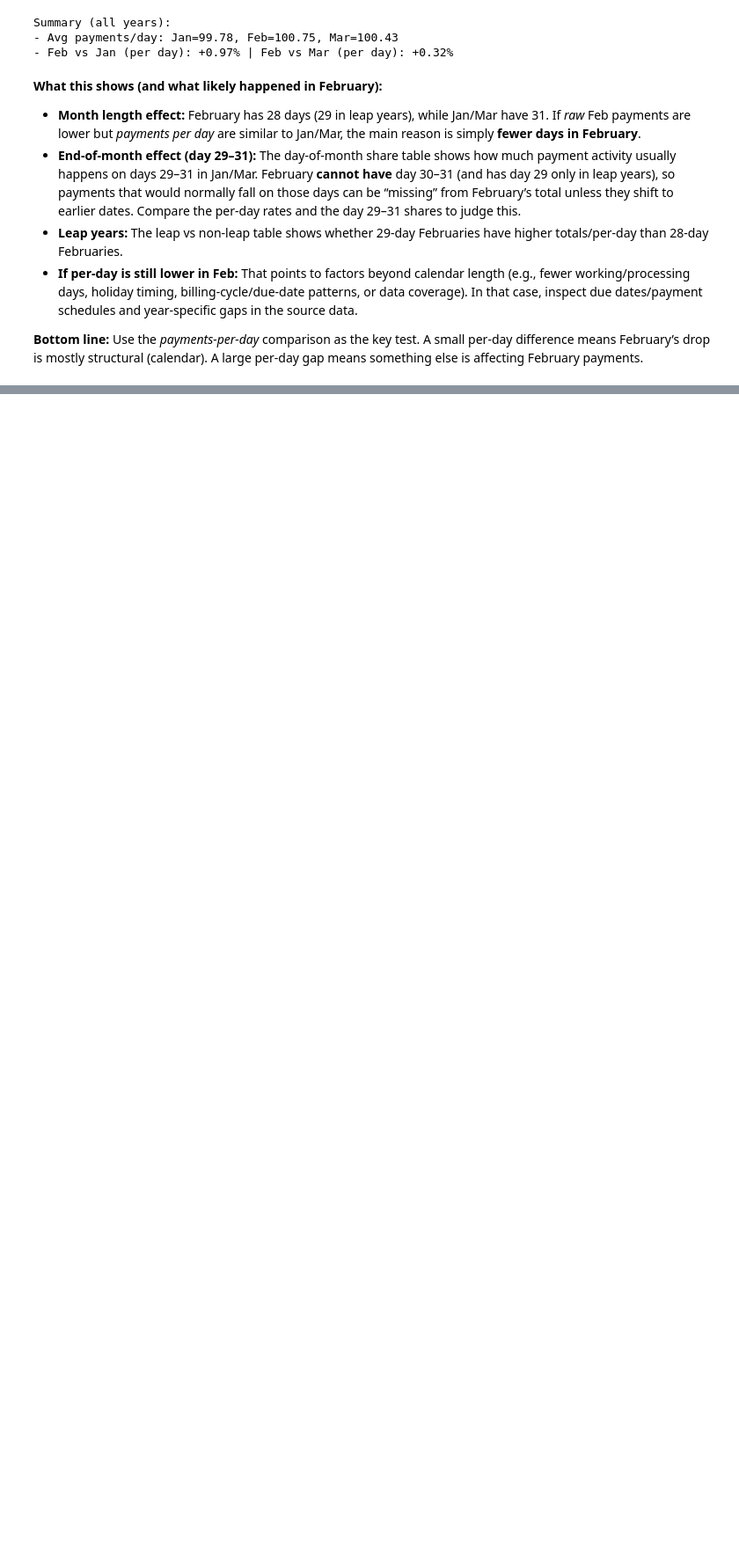
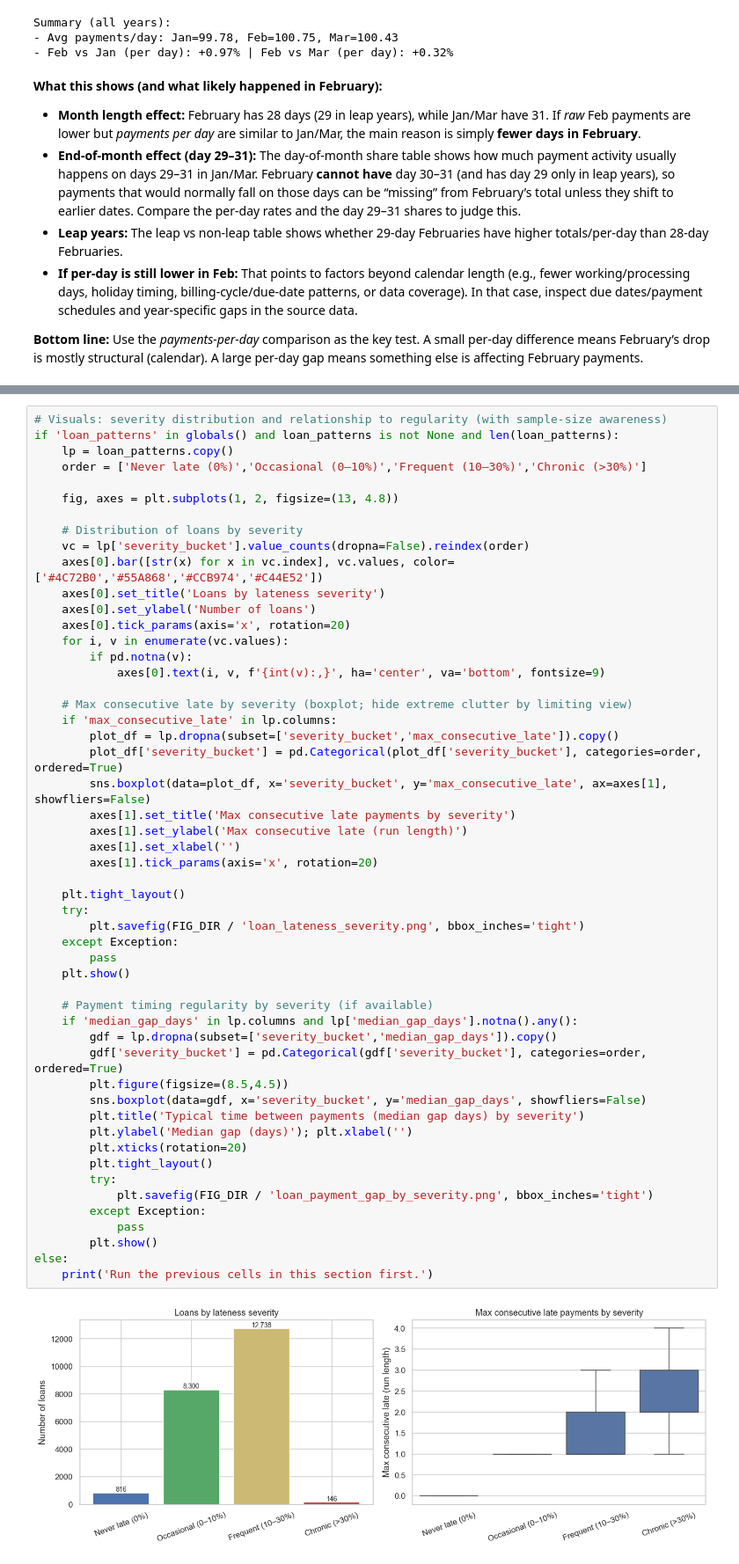
Before and after one commit to ConradNats/Banking-data-analysis, a Jupyter notebook: notebooks/02_loan_repayment.ipynb, the cells around one changed output, grey strips where cells are left out. Shown at 88% size. Drawn from its saved outputs; the diff is of its cells as text; blank space fills up the shorter version.

```diff
--- a/notebooks/02_loan_repayment.ipynb
+++ b/notebooks/02_loan_repayment.ipynb
@@ -1434,0 +1595,54 @@ Summary (all years):
+# %%
+# Visuals: severity distribution and relationship to regularity (with sample-size awareness)
+if 'loan_patterns' in globals() and loan_patterns is not None and len(loan_patterns):
+    lp = loan_patterns.copy()
+    order = ['Never late (0%)','Occasional (0–10%)','Frequent (10–30%)','Chronic (>30%)']
+
+    fig, axes = plt.subplots(1, 2, figsize=(13, 4.8))
+
+    # Distribution of loans by severity
+    vc = lp['severity_bucket'].value_counts(dropna=False).reindex(order)
+    axes[0].bar([str(x) for x in vc.index], vc.values, color=['#4C72B0','#55A868','#CCB974','#C44E52'])
+    axes[0].set_title('Loans by lateness severity')
+    axes[0].set_ylabel('Number of loans')
+    axes[0].tick_params(axis='x', rotation=20)
+    for i, v in enumerate(vc.values):
+        if pd.notna(v):
+            axes[0].text(i, v, f'{int(v):,}', ha='center', va='bottom', fontsize=9)
+
+    # Max consecutive late by severity (boxplot; hide extreme clutter by limiting view)
+    if 'max_consecutive_late' in lp.columns:
+        plot_df = lp.dropna(subset=['severity_bucket','max_consecutive_late']).copy()
+        plot_df['severity_bucket'] = pd.Categorical(plot_df['severity_bucket'], categories=order, ordered=True)
+        sns.boxplot(data=plot_df, x='severity_bucket', y='max_consecutive_late', ax=axes[1], showfliers=False)
+        axes[1].set_title('Max consecutive late payments by severity')
+        axes[1].set_ylabel('Max consecutive late (run length)')
+        axes[1].set_xlabel('')
+        axes[1].tick_params(axis='x', rotation=20)
+
+    plt.tight_layout()
+    try:
+        plt.savefig(FIG_DIR / 'loan_lateness_severity.png', bbox_inches='tight')
+    except Exception:
+        pass
+    plt.show()
+
+    # Payment timing regularity by severity (if available)
+    if 'median_gap_days' in lp.columns and lp['median_gap_days'].notna().any():
+        gdf = lp.dropna(subset=['severity_bucket','median_gap_days']).copy()
+        gdf['severity_bucket'] = pd.Categorical(gdf['severity_bucket'], categories=order, ordered=True)
+        plt.figure(figsize=(8.5,4.5))
+        sns.boxplot(data=gdf, x='severity_bucket', y='median_gap_days', showfliers=False)
+        plt.title('Typical time between payments (median gap days) by severity')
+        plt.ylabel('Median gap (days)'); plt.xlabel('')
+        plt.xticks(rotation=20)
+        plt.tight_layout()
+        try:
+            plt.savefig(FIG_DIR / 'loan_payment_gap_by_severity.png', bbox_inches='tight')
+        except Exception:
+            pass
+        plt.show()
+else:
+    print('Run the previous cells in this section first.')
+# %% [output]
+[figure, added]
```
Also changed, not shown: parts of 10 cells of this notebook, 8 other files.
